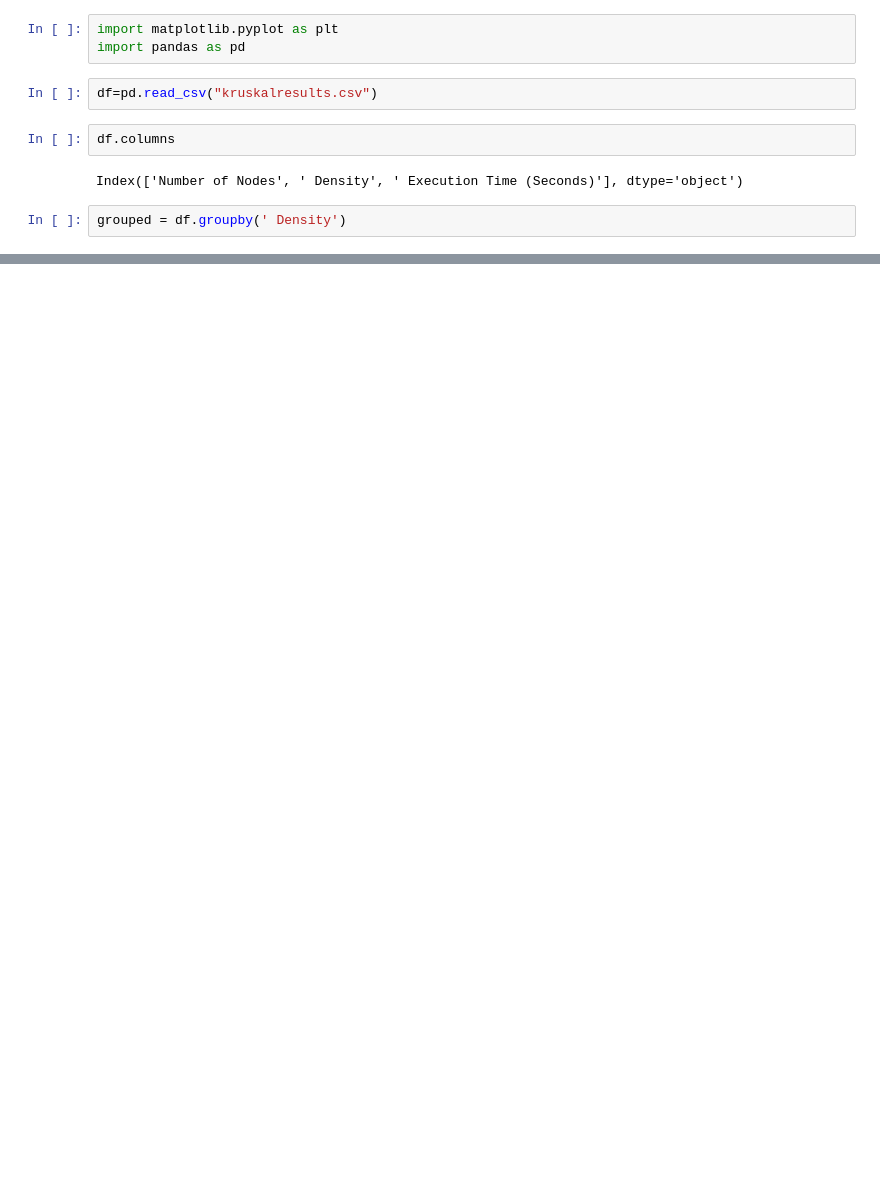
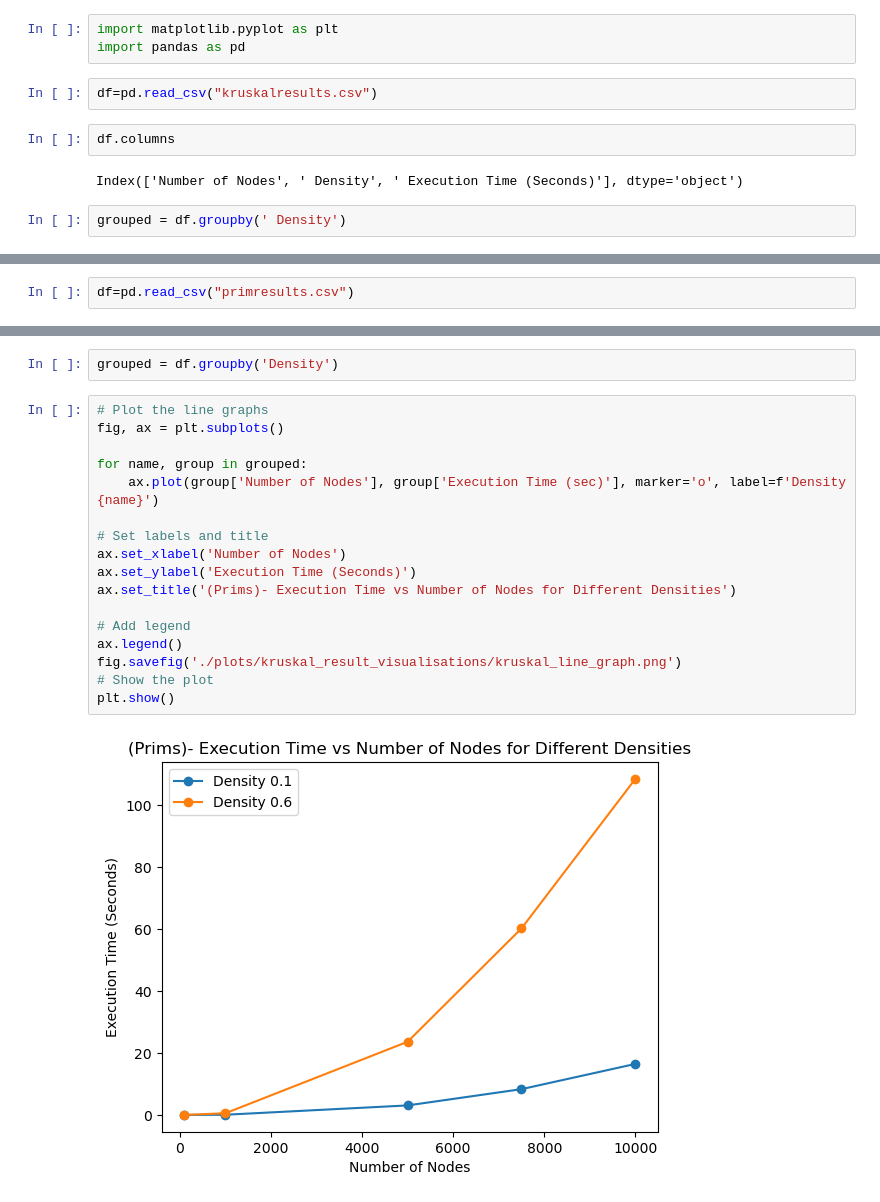
Before and after one commit to MuhammadOwais02/CS478_SemesterProject, a Jupyter notebook: results_visualisations.ipynb, the cells around one changed output, grey strips where cells are left out. Saved outputs shown, nothing was run; the diff lists cells and outputs as text; blank space fills up the shorter version.

Commit message:
added prims code and visualisations

```diff
--- a/results_visualisations.ipynb
+++ b/results_visualisations.ipynb
@@ -28,3 +28,5 @@ fig.savefig('./plots/result_visualisations/kruskal_line_graph.png')
 plt.show()
 # %% [output]
 [figure]
+# %%
+df=pd.read_csv("primresults.csv")
@@ -30,0 +51,21 @@ plt.show()
+# %%
+grouped = df.groupby('Density')
+# %%
+# Plot the line graphs
+fig, ax = plt.subplots()
+
+for name, group in grouped:
+    ax.plot(group['Number of Nodes'], group['Execution Time (sec)'], marker='o', label=f'Density {name}')
+
+# Set labels and title
+ax.set_xlabel('Number of Nodes')
+ax.set_ylabel('Execution Time (Seconds)')
+ax.set_title('(Prims)- Execution Time vs Number of Nodes for Different Densities')
+
+# Add legend
+ax.legend()
+fig.savefig('./plots/kruskal_result_visualisations/kruskal_line_graph.png')
+# Show the plot
+plt.show()
+# %% [output]
+[figure, added]
```
Also changed, not shown: parts of 3 cells of this notebook, 14 other files.
